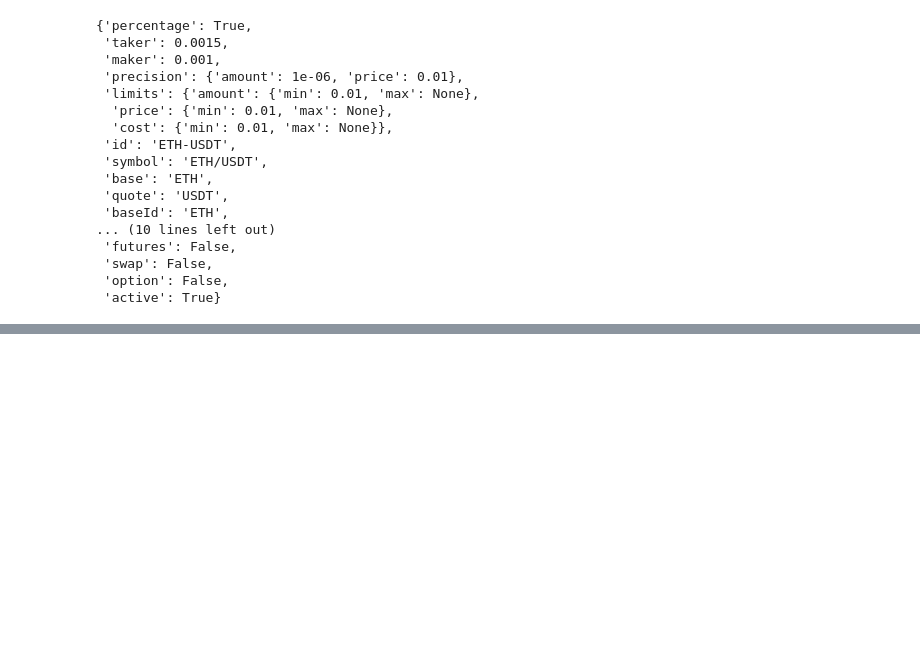
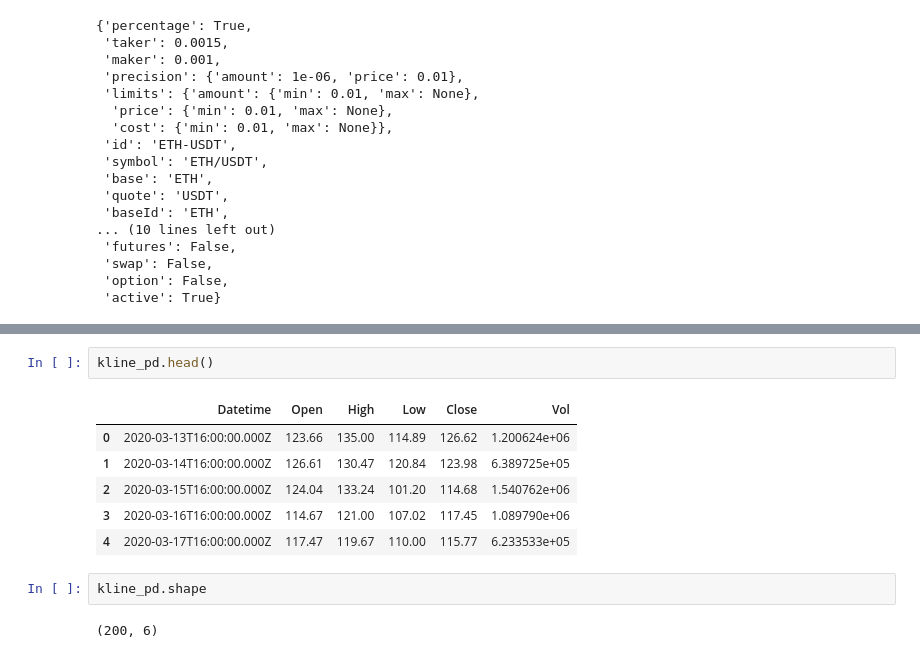
Before and after one commit to holysien/quant-study, a Jupyter notebook: 01获取行情.ipynb, the cells around one changed output, grey strips where cells are left out. Saved outputs shown, nothing was run; the diff lists cells and outputs as text; blank space fills up the shorter version.

```diff
--- a/01获取行情.ipynb
+++ b/01获取行情.ipynb
@@ -190,0 +343,13 @@ tickers
+# %%
+kline_pd.head()
+# %% [output]
+|  | Datetime | Open | High | Low | Close | Vol |
+| 0 | 2020-03-13T16:00:00.000Z | 123.66 | 135.00 | 114.89 | 126.62 | 1.200624e+06 |
+| 1 | 2020-03-14T16:00:00.000Z | 126.61 | 130.47 | 120.84 | 123.98 | 6.389725e+05 |
+| 2 | 2020-03-15T16:00:00.000Z | 124.04 | 133.24 | 101.20 | 114.68 | 1.540762e+06 |
+| 3 | 2020-03-16T16:00:00.000Z | 114.67 | 121.00 | 107.02 | 117.45 | 1.089790e+06 |
+| 4 | 2020-03-17T16:00:00.000Z | 117.47 | 119.67 | 110.00 | 115.77 | 6.233533e+05 |
+# %%
+kline_pd.shape
+# %% [output]
+(200, 6)
```
Also changed, not shown: parts of 26 cells of this notebook.
